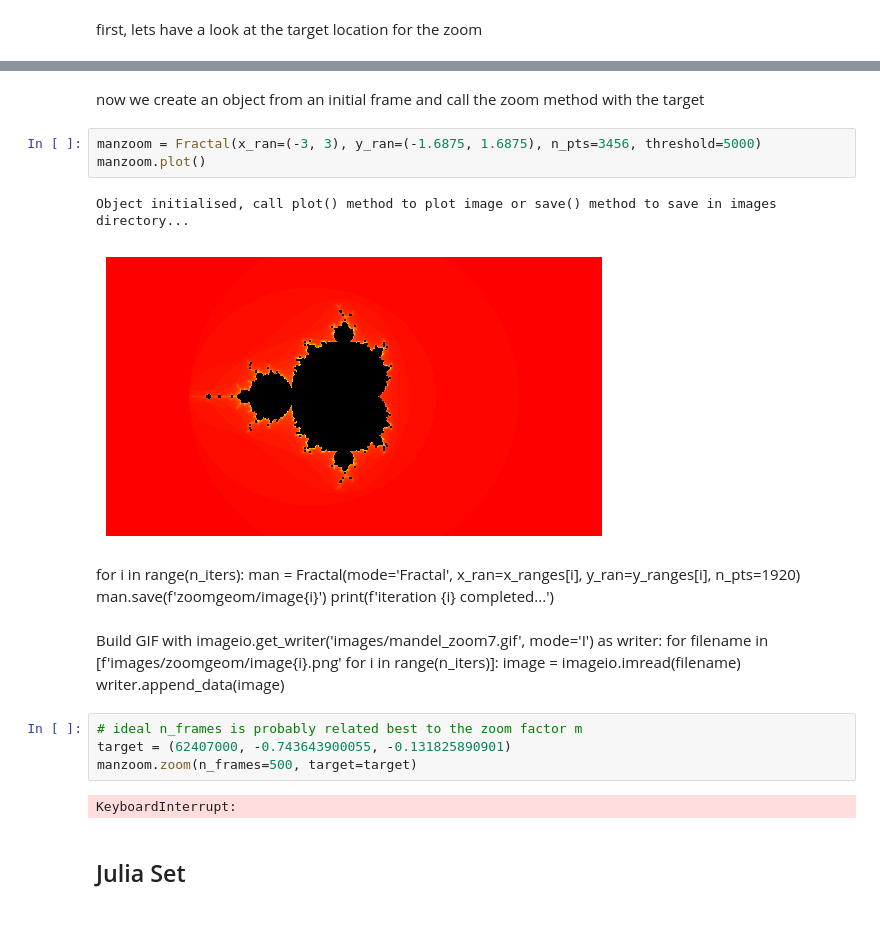
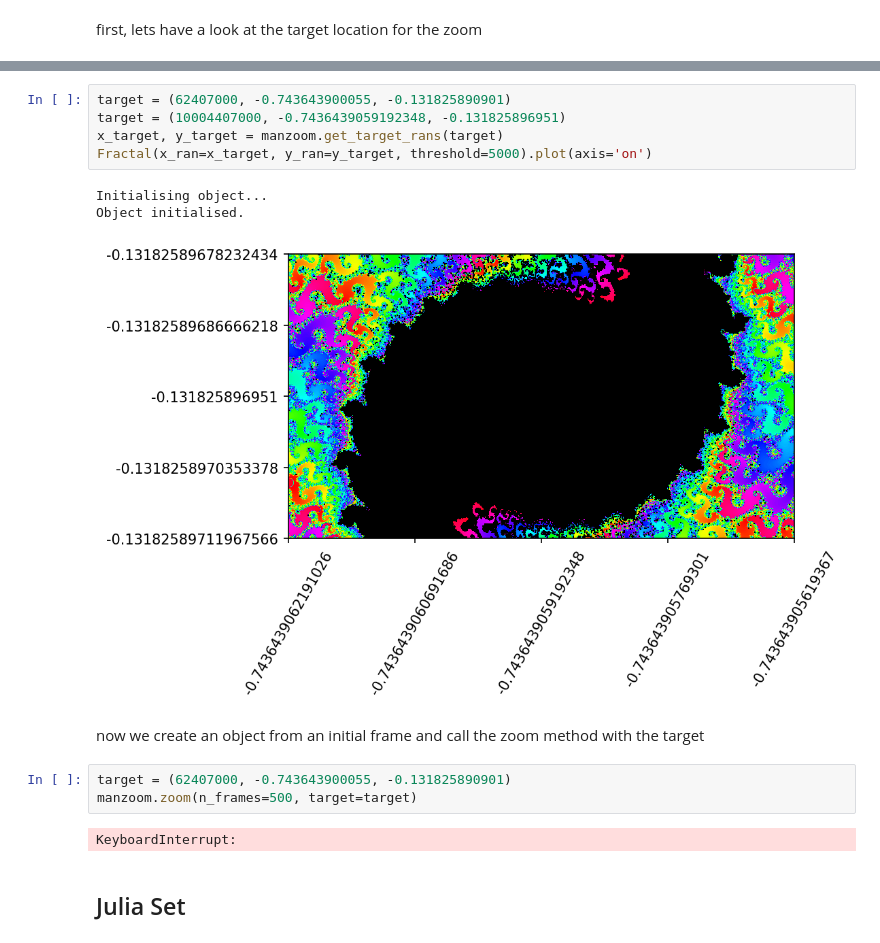
Before and after one commit to Fergus-OH/FractalPy, a Jupyter notebook: demos.ipynb, the cells around one changed output, grey strips where cells are left out. Cells and saved outputs as stored; diff of their text form.

```diff
--- a/demos.ipynb
+++ b/demos.ipynb
@@ -109,24 +43,15 @@ manTarg.plot(axis='on')
+# %%
+target = (62407000, -0.743643900055, -0.131825890901)
+target = (10004407000, -0.7436439059192348, -0.131825896951)
+x_target, y_target = manzoom.get_target_rans(target)
+Fractal(x_ran=x_target, y_ran=y_target, threshold=5000).plot(axis='on')
+# %% [output]
+Initialising object...
+Object initialised.
+[figure, added]
 # %% [markdown]
 now we create an object from an initial frame and call the zoom method with the target
-# %%
-manzoom = Fractal(x_ran=(-3, 3), y_ran=(-1.6875, 1.6875), n_pts=3456, threshold=5000)
-manzoom.plot()
-# %% [output]
-Object initialised, call plot() method to plot image or save() method to save in images directory...
-[figure, removed]
-# %% [markdown]
-for i in range(n_iters):
-    man = Fractal(mode='Fractal', x_ran=x_ranges[i], y_ran=y_ranges[i], n_pts=1920)
-    man.save(f'zoomgeom/image{i}')
-    print(f'iteration {i} completed...')
-# %% [markdown]
-Build GIF
-with imageio.get_writer('images/mandel_zoom7.gif', mode='I') as writer:
-    for filename in [f'images/zoomgeom/image{i}.png' for i in range(n_iters)]:
-        image = imageio.imread(filename)
-        writer.append_data(image)
 # %%
-# ideal n_frames is probably related best to the zoom factor m
 target = (62407000, -0.743643900055, -0.131825890901)
 manzoom.zoom(n_frames=500, target=target)
 # %% [output]
```
Also changed, not shown: parts of 22 cells of this notebook, 2 other files.
